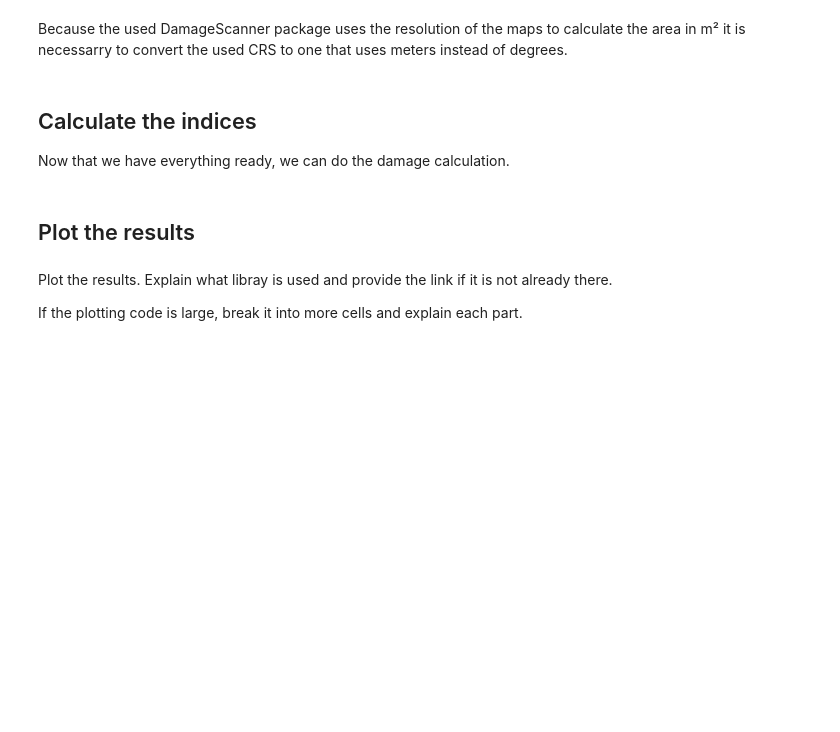
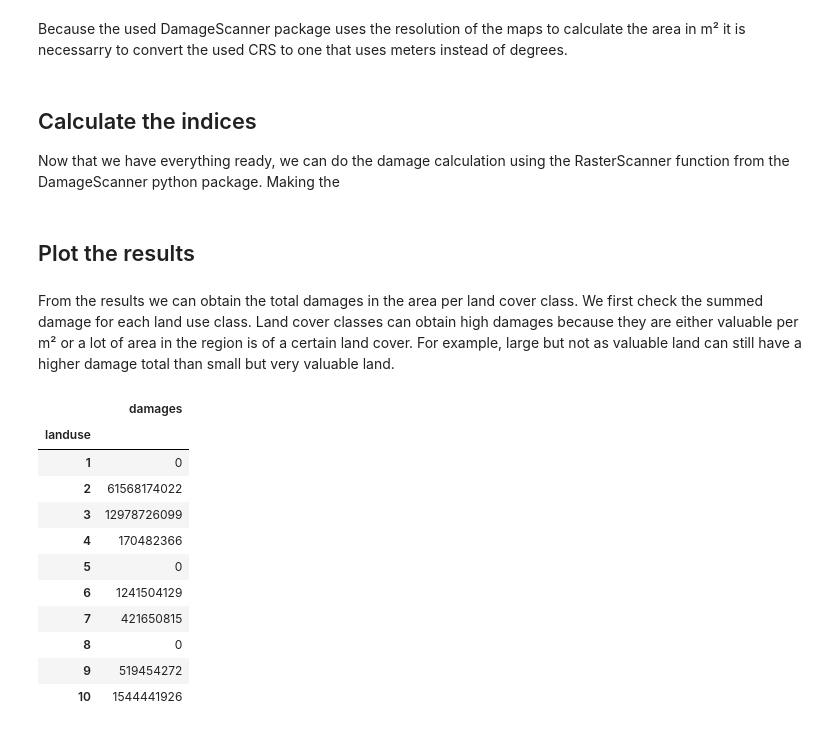
Before and after one commit to CLIMAAX/STORMS, a Jupyter notebook: WIND_raster.ipynb, the cells around one changed output. Drawn from its saved outputs; the diff is of its cells as text; code cells hidden in the pictures; blank space fills up the shorter version.

```diff
--- a/WIND_raster.ipynb
+++ b/WIND_raster.ipynb
@@ -371,7 +370,7 @@ land_use_region = land_use_region.rio.reproject(3857)
 # %% [markdown]
 ## Calculate the indices
 
-Now that we have everything ready, we can do the damage calculation.
+Now that we have everything ready, we can do the damage calculation using the RasterScanner function from the DamageScanner python package. Making the
 # %%
 # code for the calculation
 curve_path = os.path.join(data_dir,'curves.csv')
@@ -389,7 +388,20 @@ damage_catagory, damage_map, _, _ = RasterScanner(  land_use_region,
 # %% [markdown]
 ## Plot the results
 # %% [markdown]
-Plot the results. Explain what libray is used and provide the link if it is not already there.
-
-If the plotting code is large, break it into more cells and explain each part.
+From the results we can obtain the total damages in the area per land cover class. We first check the summed damage for each land use class. Land cover classes can obtain high damages because they are either valuable per m² or a lot of area in the region is of a certain land cover. For example, large but not as valuable land can still have a higher damage total than small but very valuable land.
+# %%
+damage_catagory.head(10)
+# %% [output]
+|  | damages |
+| landuse |  |
+| 1 | 0 |
+| 2 | 61568174022 |
+| 3 | 12978726099 |
+| 4 | 170482366 |
+| 5 | 0 |
+| 6 | 1241504129 |
+| 7 | 421650815 |
+| 8 | 0 |
+| 9 | 519454272 |
+| 10 | 1544441926 |
 # %%
```
Also changed, not shown: parts of 13 cells of this notebook.
